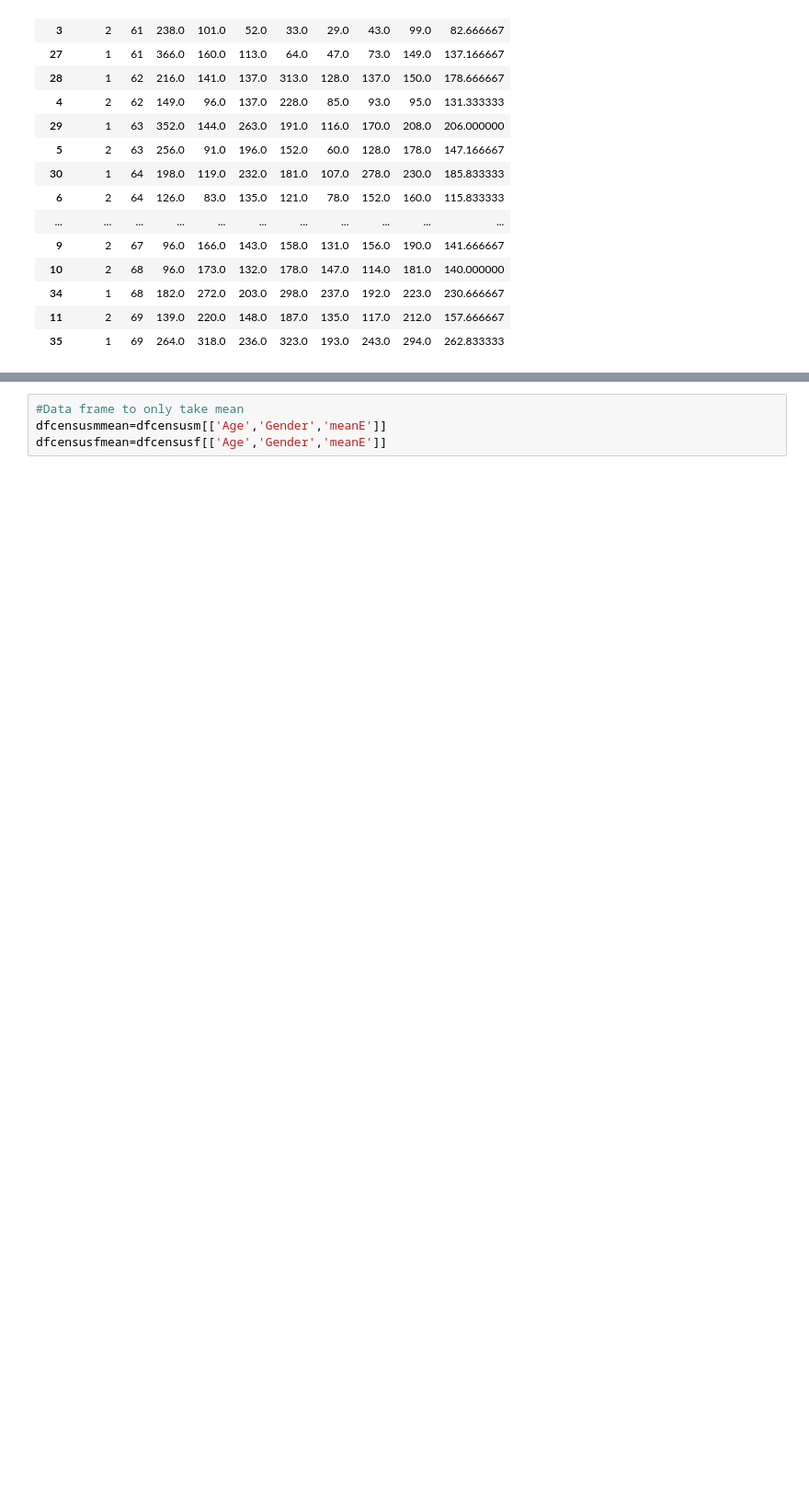
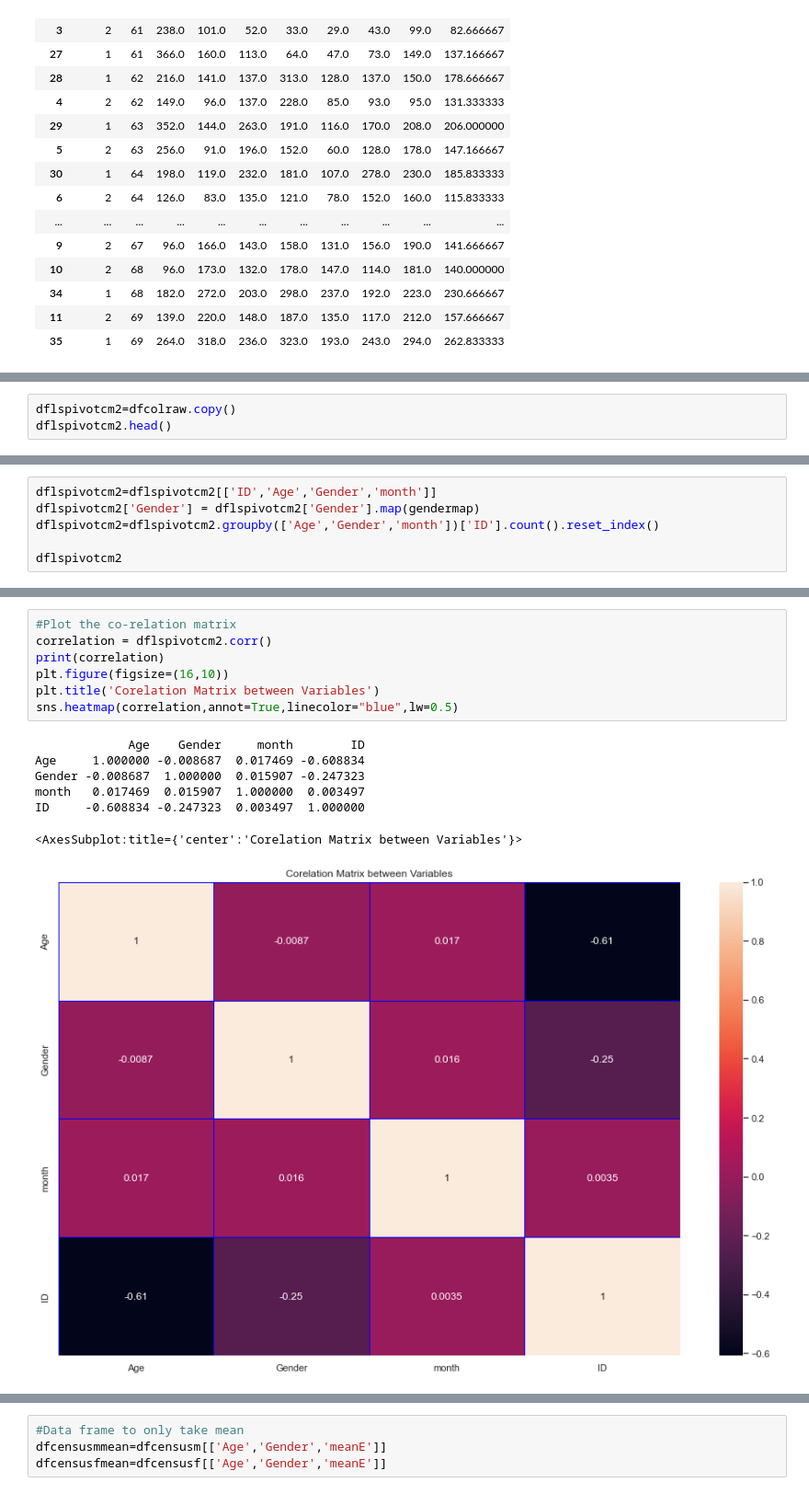
Before and after one commit to raku43/MScDACapstone, a Jupyter notebook: MScDA_Capstone.ipynb, the cells around one changed output, grey strips where cells are left out. Shown at 92% size. Cells and saved outputs as stored; diff of their text form; blank space fills up the shorter version.

```diff
--- a/MScDA_Capstone.ipynb
+++ b/MScDA_Capstone.ipynb
@@ -543,0 +564,3 @@ sns.heatmap(correlation,annot=True,linecolor="blue",lw=0.5)
+# %%
+dflspivotcm2=dfcolraw.copy()
+dflspivotcm2.head()
@@ -543,0 +574,6 @@ sns.heatmap(correlation,annot=True,linecolor="blue",lw=0.5)
+# %%
+dflspivotcm2=dflspivotcm2[['ID','Age','Gender','month']]
+dflspivotcm2['Gender'] = dflspivotcm2['Gender'].map(gendermap)
+dflspivotcm2=dflspivotcm2.groupby(['Age','Gender','month'])['ID'].count().reset_index()
+
+dflspivotcm2
@@ -544,3 +594,18 @@ sns.heatmap(correlation,annot=True,linecolor="blue",lw=0.5)
+# %%
+#Plot the co-relation matrix
+correlation = dflspivotcm2.corr()
+print(correlation)
+plt.figure(figsize=(16,10))
+plt.title('Corelation Matrix between Variables')
+sns.heatmap(correlation,annot=True,linecolor="blue",lw=0.5)
+# %% [output]
+             Age    Gender     month        ID
+Age     1.000000 -0.008687  0.017469 -0.608834
+Gender -0.008687  1.000000  0.015907 -0.247323
+month   0.017469  0.015907  1.000000  0.003497
+ID     -0.608834 -0.247323  0.003497  1.000000
+<AxesSubplot:title={'center':'Corelation Matrix between Variables'}>
+[figure, added]
 # %%
 dfcolmean=dflspivotlt69[['Gender','Age','mean']]
 dfcolmean
```
Also changed, not shown: parts of 48 cells of this notebook.
